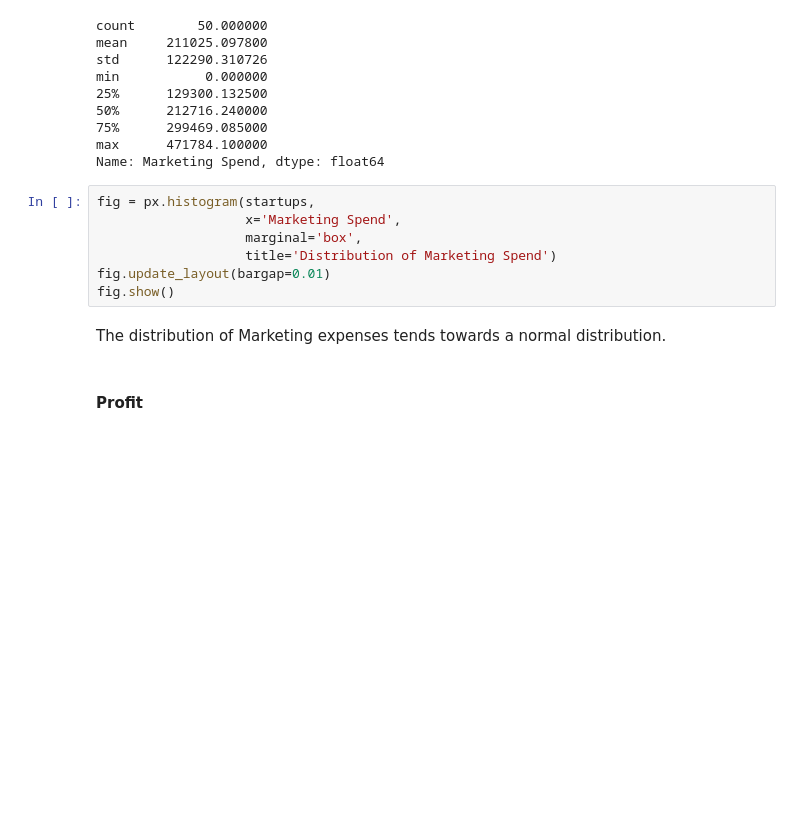
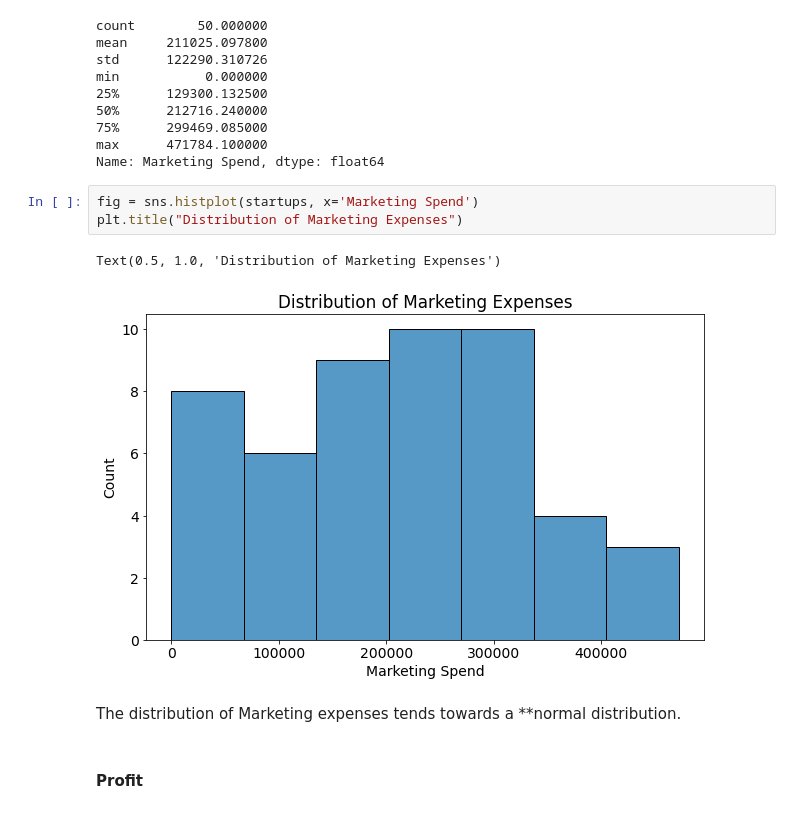
Before and after one commit to EsosaOrumwese/Learn-and-Build-Internship, a Jupyter notebook: Booster Courses/Task 2/Task2_PredictProfitML.ipynb, the cells around one changed output. Drawn from its saved outputs; the diff is of its cells as text; blank space fills up the shorter version.

```diff
--- a/Booster Courses/Task 2/Task2_PredictProfitML.ipynb
+++ b/Booster Courses/Task 2/Task2_PredictProfitML.ipynb
@@ -139,14 +137,13 @@ min           0.000000
 max      471784.100000
 Name: Marketing Spend, dtype: float64
 # %%
-fig = px.histogram(startups,
-                   x='Marketing Spend',
-                   marginal='box',
-                   title='Distribution of Marketing Spend')
-fig.update_layout(bargap=0.01)
-fig.show()
+fig = sns.histplot(startups, x='Marketing Spend')
+plt.title("Distribution of Marketing Expenses")
+# %% [output]
+Text(0.5, 1.0, 'Distribution of Marketing Expenses')
+[figure, added]
 # %% [markdown]
-The distribution of Marketing expenses tends towards a normal distribution.
+The distribution of Marketing expenses tends towards a **normal distribution.
 # %% [markdown]
 #### Profit
 # %%
```
Also changed, not shown: parts of 4 cells of this notebook.
